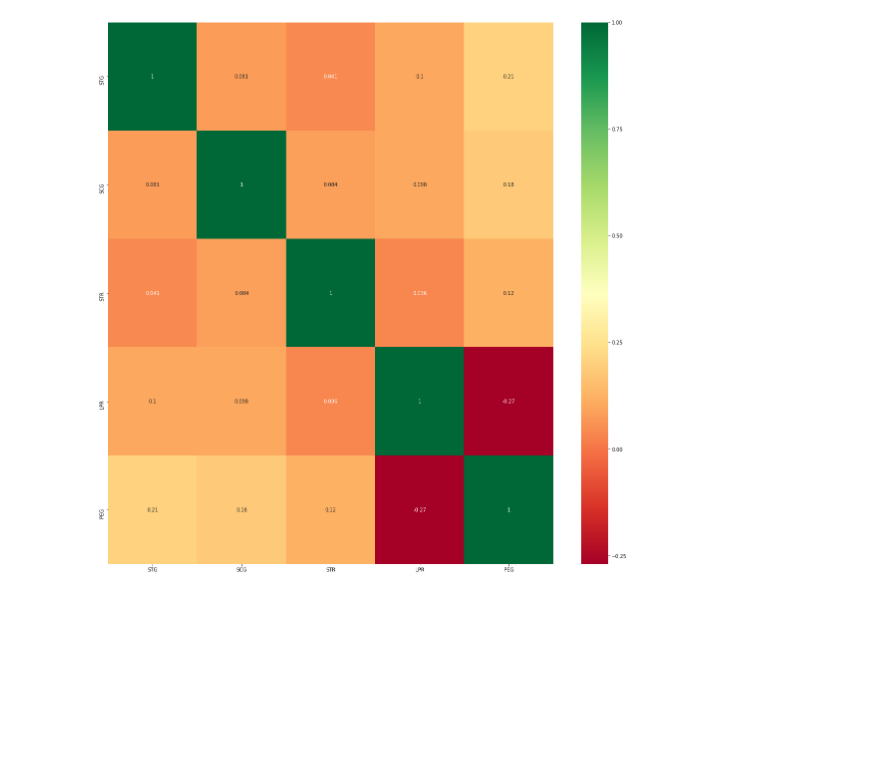
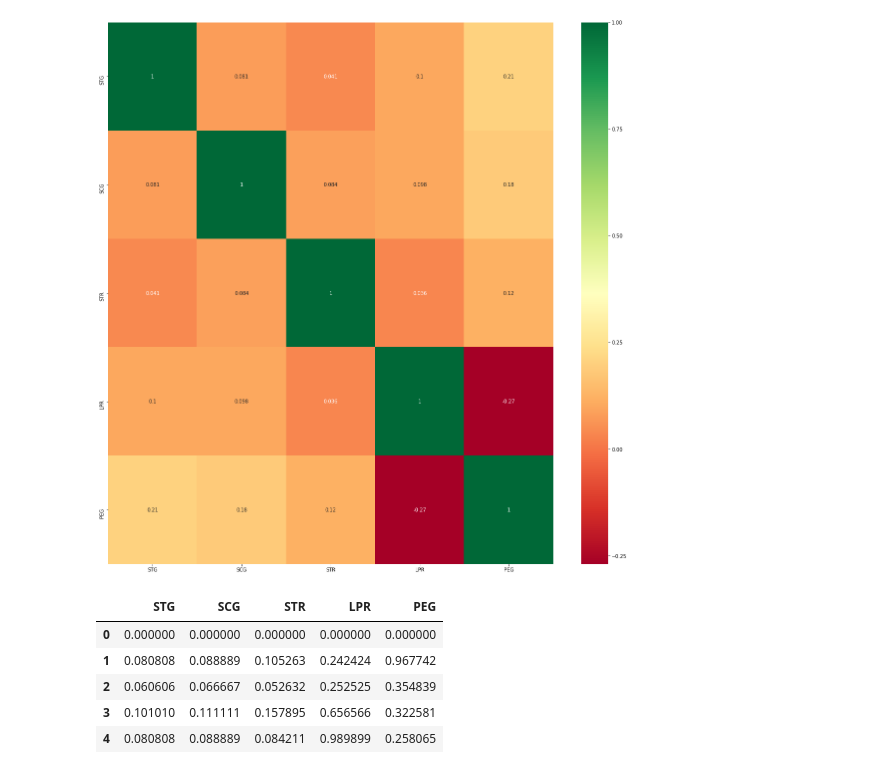
Before and after one commit to edimaudo/Python-projects, a Jupyter notebook: portfolio/student_knowledge/student_knowledge.ipynb, the cells around one changed output. Saved outputs shown, nothing was run; the diff lists cells and outputs as text; code cells hidden in the pictures; blank space fills up the shorter version.

```diff
--- a/portfolio/student_knowledge/student_knowledge.ipynb
+++ b/portfolio/student_knowledge/student_knowledge.ipynb
@@ -37,8 +37,3 @@ df_test.head()
 print(df_train.shape, df_test.shape)
 # %% [output]
 (258, 6) (145, 6)
-# %%
-#recode UNS
-cleanup_nums = {"UNS":{"very_low":1, "Low":2, "Middle":3, "High":4}}
-df_train.replace(cleanup_nums, inplace=True)
-df_test.replace(cleanup_nums, inplace=True)
@@ -52,5 +53,13 @@ plt.show();
 [figure]
 # %%
 scaler = preprocessing.MinMaxScaler()
-scaled_df = scaler.fit_transform(df)
-scaled_df = pd.DataFrame(scaled_df, columns=['x1', 'x2', 'x3'])
+scaled_df = scaler.fit_transform(df_train.loc[:, 'STG':'PEG'])
+scaled_df = pd.DataFrame(scaled_df, columns=['STG','SCG','STR','LPR','PEG'])
+scaled_df.head()
+# %% [output]
+|  | STG | SCG | STR | LPR | PEG |
+| 0 | 0.000000 | 0.000000 | 0.000000 | 0.000000 | 0.000000 |
+| 1 | 0.080808 | 0.088889 | 0.105263 | 0.242424 | 0.967742 |
+| 2 | 0.060606 | 0.066667 | 0.052632 | 0.252525 | 0.354839 |
+| 3 | 0.101010 | 0.111111 | 0.157895 | 0.656566 | 0.322581 |
+| 4 | 0.080808 | 0.088889 | 0.084211 | 0.989899 | 0.258065 |
```
Also changed, not shown: parts of 3 cells of this notebook.
